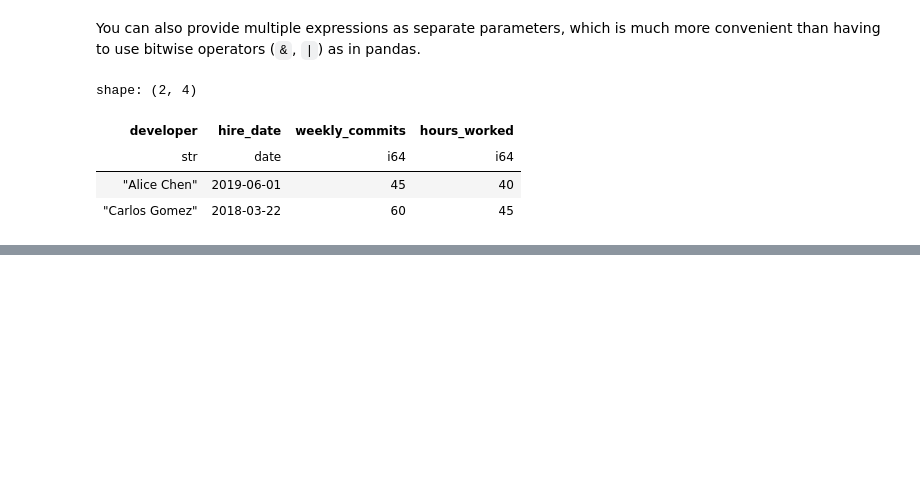
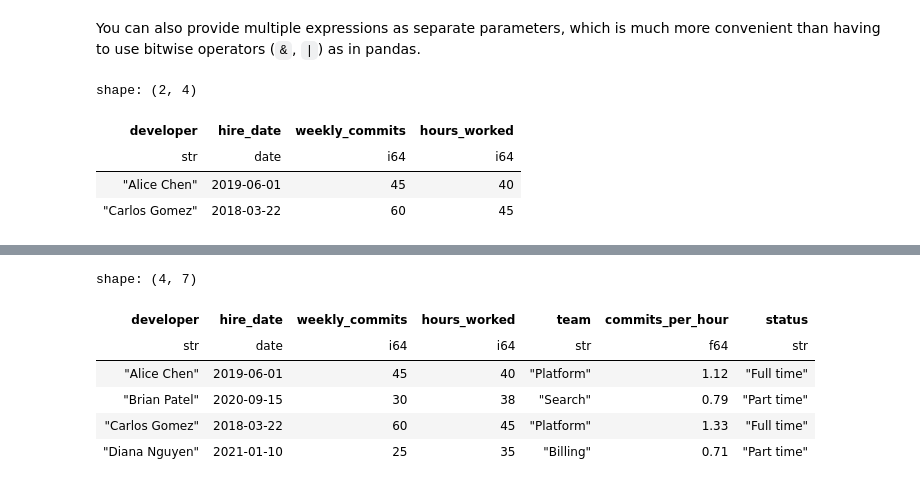
Before and after one commit to bdi593/textbook, a Jupyter notebook: content/credit-card-transactions/introduction-to-polars.ipynb, the cells around one changed output, grey strips where cells are left out. Saved outputs shown, nothing was run; the diff lists cells and outputs as text; code cells hidden in the pictures; blank space fills up the shorter version.

```diff
--- a/content/credit-card-transactions/introduction-to-polars.ipynb
+++ b/content/credit-card-transactions/introduction-to-polars.ipynb
@@ -183,0 +194,5 @@ shape: (2, 4)
+# %%
+df_devs = df_polars.with_columns(
+    pl.Series("team", ["Platform", "Search", "Platform", "Billing"])
+)
+df_devs
@@ -183,0 +237,17 @@ shape: (2, 4)
+# %%
+enriched = df_devs.with_columns(
+    (pl.col("weekly_commits") / pl.col("hours_worked")).round(2).alias("commits_per_hour"),
+    pl.when(pl.col("hours_worked") >= 40)
+      .then(pl.lit("Full time"))
+      .otherwise(pl.lit("Part time"))
+      .alias("status"),
+)
+enriched
+# %% [output]
+shape: (4, 7)
+| developer | hire_date | weekly_commits | hours_worked | team | commits_per_hour | status |
+| str | date | i64 | i64 | str | f64 | str |
+| "Alice Chen" | 2019-06-01 | 45 | 40 | "Platform" | 1.12 | "Full time" |
+| "Brian Patel" | 2020-09-15 | 30 | 38 | "Search" | 0.79 | "Part time" |
+| "Carlos Gomez" | 2018-03-22 | 60 | 45 | "Platform" | 1.33 | "Full time" |
+| "Diana Nguyen" | 2021-01-10 | 25 | 35 | "Billing" | 0.71 | "Part time" |
```
Also changed, not shown: parts of 12 cells of this notebook, 4 other files.
